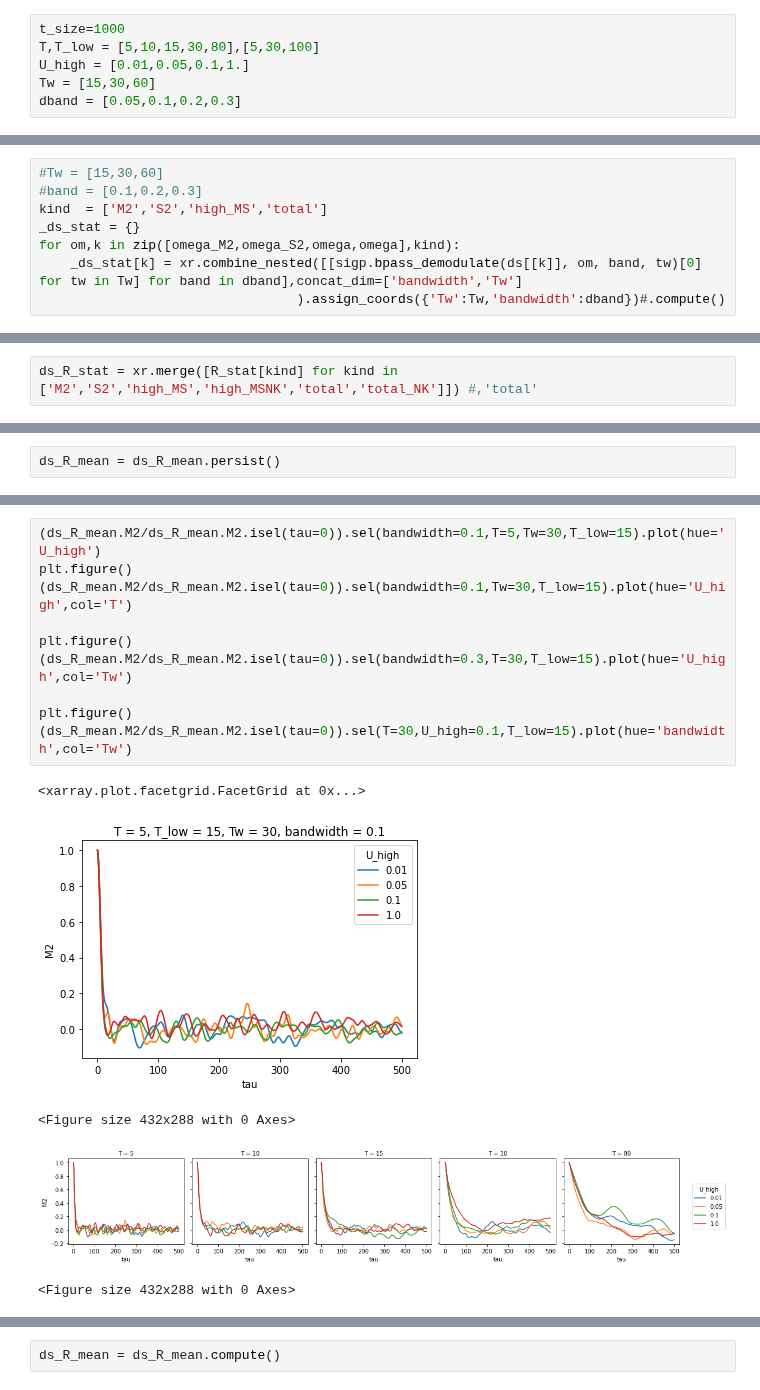
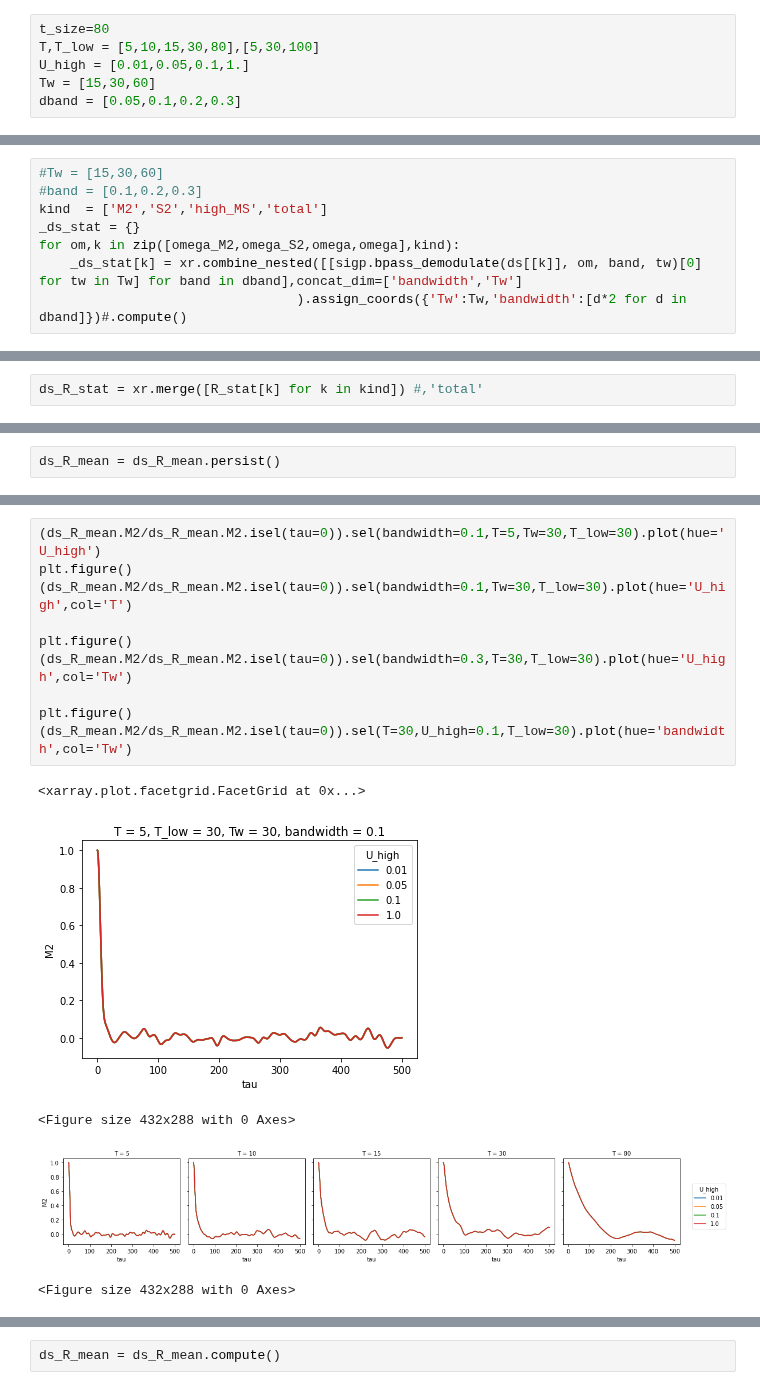
Before and after one commit to zcasparco/equinox_phd, a Jupyter notebook: synthetic_stats/bpassed_hilbert.ipynb, the cells around one changed output, grey strips where cells are left out. Cells and saved outputs as stored; diff of their text form.

```diff
--- a/synthetic_stats/bpassed_hilbert.ipynb
+++ b/synthetic_stats/bpassed_hilbert.ipynb
@@ -264,7 +279,7 @@ def autocorrelations(ds, V,combine=False,maxlag=None,lags=None,**kwargs):
                     )
     return xr.merge(R)
 # %%
-t_size=1000
+t_size=80
 T,T_low = [5,10,15,30,80],[5,30,100]
 U_high = [0.01,0.05,0.1,1.]
 Tw = [15,30,60]
@@ -732,7 +747,7 @@ kind  = ['M2','S2','high_MS','total']
 _ds_stat = {}
 for om,k in zip([omega_M2,omega_S2,omega,omega],kind):
     _ds_stat[k] = xr.combine_nested([[sigp.bpass_demodulate(ds[[k]], om, band, tw)[0] for tw in Tw] for band in dband],concat_dim=['bandwidth','Tw']
-                                 ).assign_coords({'Tw':Tw,'bandwidth':dband})#.compute()
+                                 ).assign_coords({'Tw':Tw,'bandwidth':[d*2 for d in dband]})#.compute()
 # %%
 R_stat = {}
 maxlag = t_size
@@ -753,7 +768,7 @@ NoneType: None
 distributed.scheduler - ERROR - Workers don't have promised key: [], ('getitem-efdaee5265e5b0aacea3045e5ea10d76', 0)
 NoneType: None
 # %%
-ds_R_stat = xr.merge([R_stat[kind] for kind in ['M2','S2','high_MS','high_MSNK','total','total_NK']]) #,'total'
+ds_R_stat = xr.merge([R_stat[k] for k in kind]) #,'total'
 # %%
 xr.merge([ds_R_stat,R_low])
 # %%
@@ -768,16 +783,16 @@ ds_R_mean.sel(T=30,Tw=30,U_high=0.1,bandwidth=0.2,T_low=15).M2.sel(tau=slice(0,4
 # %%
-(ds_R_mean.M2/ds_R_mean.M2.isel(tau=0)).sel(bandwidth=0.1,T=5,Tw=30,T_low=15).plot(hue='U_high')
+(ds_R_mean.M2/ds_R_mean.M2.isel(tau=0)).sel(bandwidth=0.1,T=5,Tw=30,T_low=30).plot(hue='U_high')
 plt.figure()
-(ds_R_mean.M2/ds_R_mean.M2.isel(tau=0)).sel(bandwidth=0.1,Tw=30,T_low=15).plot(hue='U_high',col='T')
+(ds_R_mean.M2/ds_R_mean.M2.isel(tau=0)).sel(bandwidth=0.1,Tw=30,T_low=30).plot(hue='U_high',col='T')
 
 plt.figure()
-(ds_R_mean.M2/ds_R_mean.M2.isel(tau=0)).sel(bandwidth=0.3,T=30,T_low=15).plot(hue='U_high',col='Tw')
+(ds_R_mean.M2/ds_R_mean.M2.isel(tau=0)).sel(bandwidth=0.3,T=30,T_low=30).plot(hue='U_high',col='Tw')
 
 plt.figure()
-(ds_R_mean.M2/ds_R_mean.M2.isel(tau=0)).sel(T=30,U_high=0.1,T_low=15).plot(hue='bandwidth',col='Tw')
+(ds_R_mean.M2/ds_R_mean.M2.isel(tau=0)).sel(T=30,U_high=0.1,T_low=30).plot(hue='bandwidth',col='Tw')
 # %% [output]
 <xarray.plot.facetgrid.FacetGrid at 0x...>
-[figure, old version]
+[figure, new version]
 <Figure size 432x288 with 0 Axes>
-[figure, old version]
+[figure, new version]
 <Figure size 432x288 with 0 Axes>
```
Also changed, not shown: parts of 13 cells of this notebook.
